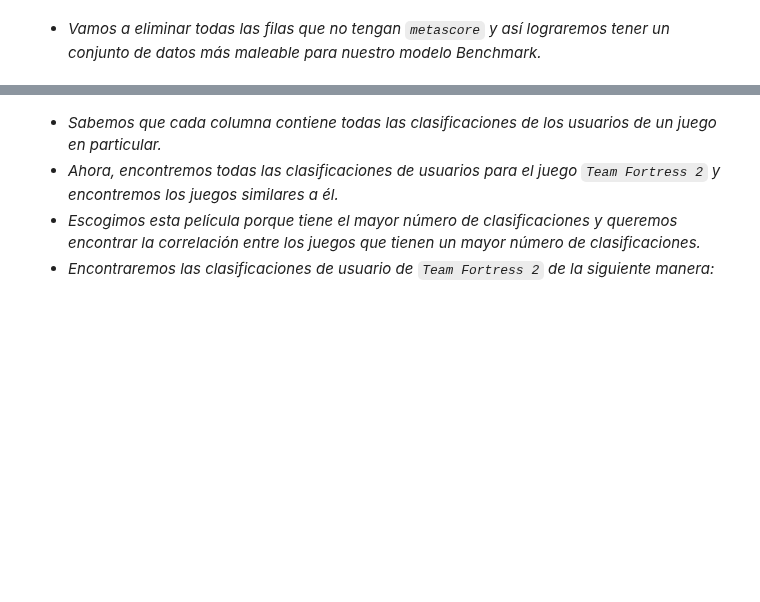
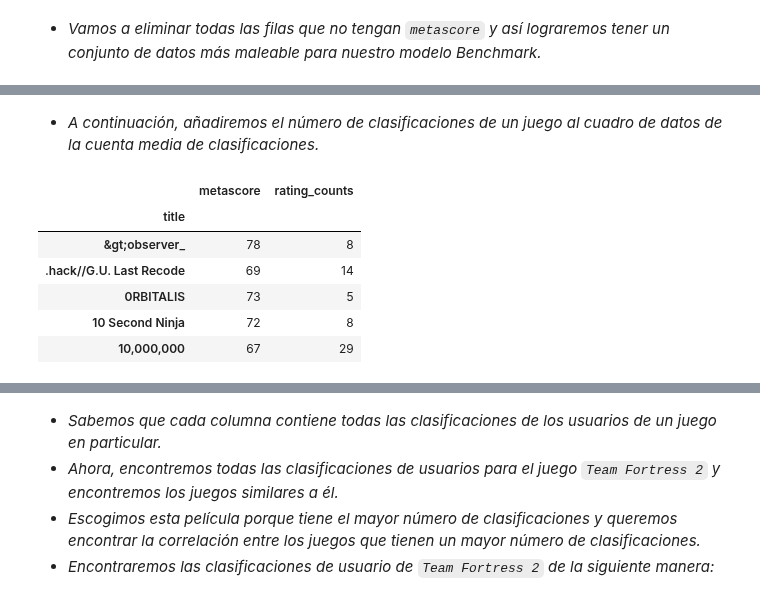
Before and after one commit to alseveso/AcamicaDS, a Jupyter notebook: Proyecto 3/A. Proyecto 03_Alejandra Seveso.ipynb, the cells around one changed output, grey strips where cells are left out. Saved outputs shown, nothing was run; the diff lists cells and outputs as text; code cells hidden in the pictures; blank space fills up the shorter version.

```diff
--- a/Proyecto 3/A. Proyecto 03_Alejandra Seveso.ipynb
+++ b/Proyecto 3/A. Proyecto 03_Alejandra Seveso.ipynb
@@ -962,3 +969,3 @@ metascore    float64
 dtype: object
 # %%
-bm4[('metascore')] = bm4['metascore'].astype(int)
+bm3[('metascore')] = bm3['metascore'].astype(int)
@@ -971,5 +979,5 @@ bm4.shape
 # %%
-metascore_data = pd.merge(bm4, final_reviews, on='product_id')
+metascore_data = pd.merge(reviews, bm3, on='product_id')
 # %%
 metascore_data.isnull().sum()
 # %% [output]
@@ -987,0 +995,2 @@ metascore_data.shape
+# %%
+metascore_data = metascore_data.sample(n = 100000)
@@ -988,3 +1013,18 @@ metascore_data.shape
+# %%
+ratings_mean_count = pd.DataFrame(metascore_data.groupby('title')['metascore'].mean())
+# %% [markdown]
+* *A continuación, añadiremos el número de clasificaciones de un juego al cuadro de datos de la cuenta media de clasificaciones.*
+# %%
+ratings_mean_count['rating_counts'] = pd.DataFrame(metascore_data.groupby('title')['metascore'].count())
+ratings_mean_count.head()
+# %% [output]
+|  | metascore | rating_counts |
+| title |  |  |
+| &gt;observer_ | 78 | 8 |
+| .hack//G.U. Last Recode | 69 | 14 |
+| 0RBITALIS | 73 | 5 |
+| 10 Second Ninja | 72 | 8 |
+| 10,000,000 | 67 | 29 |
 # %%
 metascore_data.groupby('title')['metascore'].count().sort_values(ascending=False).head()
 # %% [output]
```
Also changed, not shown: parts of 20 cells of this notebook.
